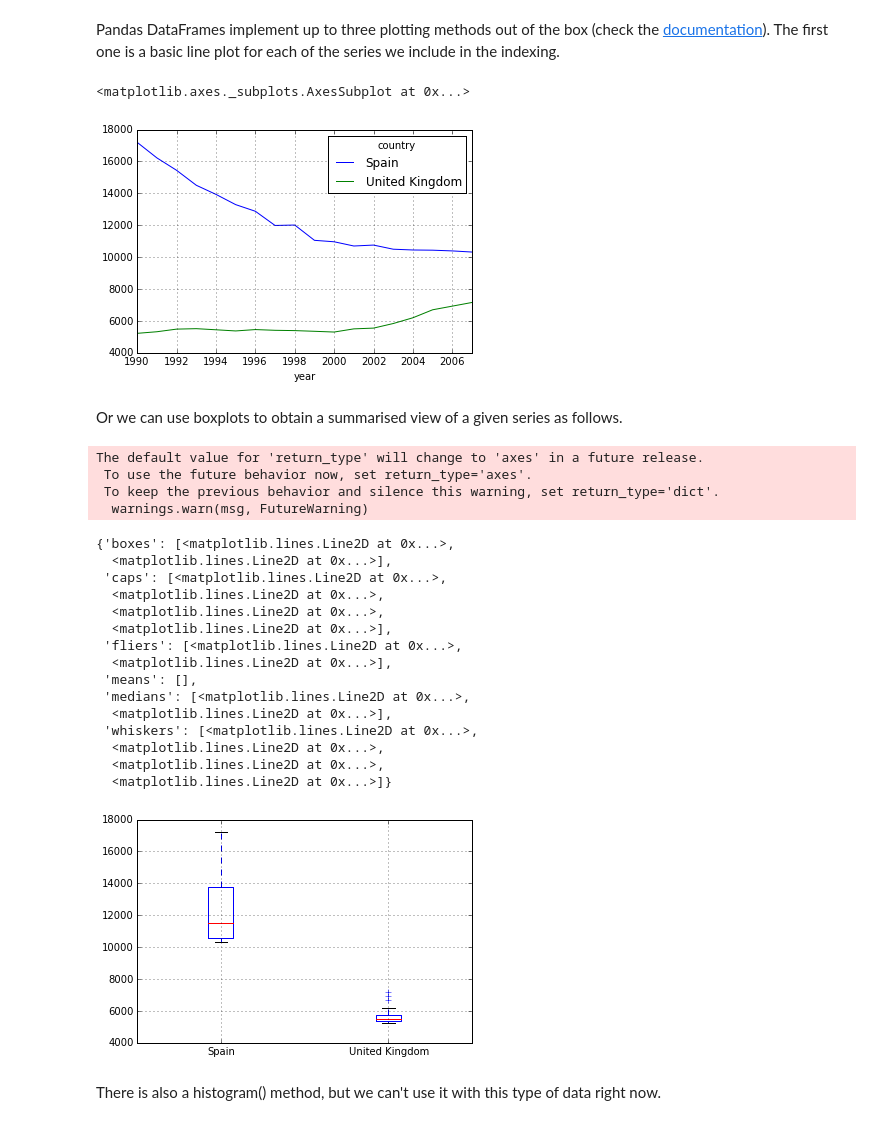
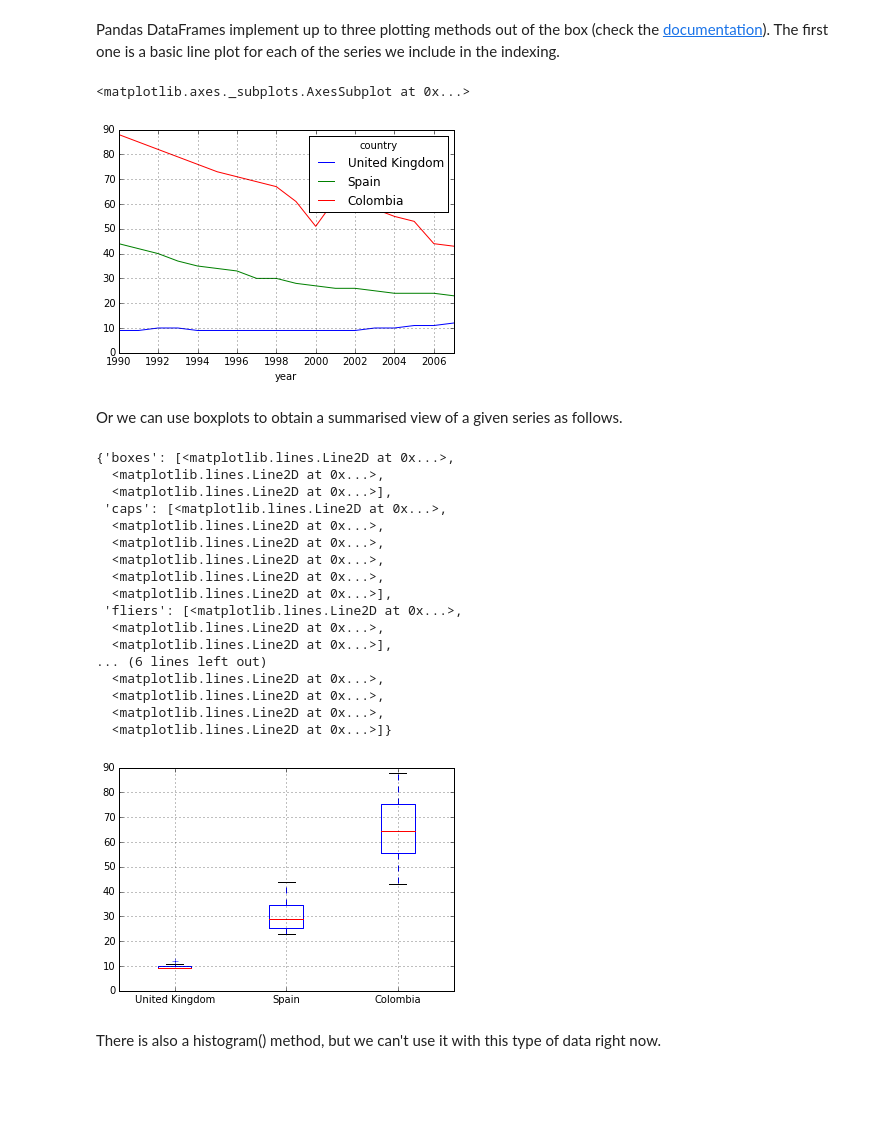
Before and after one commit to jadianes/data-science-your-way, a Jupyter notebook: data-frames/python-data-frames.ipynb, the cells around one changed output. Saved outputs shown, nothing was run; the diff lists cells and outputs as text; code cells hidden in the pictures; blank space fills up the shorter version.

```diff
--- a/data-frames/python-data-frames.ipynb
+++ b/data-frames/python-data-frames.ipynb
@@ -13,9 +7,25 @@ f = urllib.urlretrieve(tb_file_url_csv, local_tb_file)
+# %%
+import urllib
+
+tb_deaths_url_csv = 'https://docs.google.com/spreadsheets/d/12uWVH_IlmzJX_75bJ3IH5E-Gqx6-zfbDKNvZqYjUuso/pub?gid=0&output=CSV'
+tb_existing_url_csv = 'https://docs.google.com/spreadsheets/d/1X5Jp7Q8pTs3KLJ5JBWKhncVACGsg5v4xu6badNs4C7I/pub?gid=0&output=csv'
+tb_new_url_csv = 'https://docs.google.com/spreadsheets/d/1Pl51PcEGlO9Hp4Uh0x2_QM0xVb53p2UDBMPwcnSjFTk/pub?gid=0&output=csv'
+
+local_tb_deaths_file = 'tb_deaths_100.csv'
+local_tb_existing_file = 'tb_existing_100.csv'
+local_tb_new_file = 'tb_new_100.csv'
+
+deaths_f = urllib.urlretrieve(tb_deaths_url_csv, local_tb_deaths_file)
+existing_f = urllib.urlretrieve(tb_existing_url_csv, local_tb_existing_file)
+new_f = urllib.urlretrieve(tb_new_url_csv, local_tb_new_file)
 # %% [markdown]
 Read CSV into `DataFrame` by using `read_csv()`.
 # %%
 import pandas as pd
 
-df = pd.read_csv(local_tb_file, index_col = 0, thousands  = ',').T
+deaths_df = pd.read_csv(local_tb_deaths_file, index_col = 0, thousands  = ',').T
+existing_df = pd.read_csv(local_tb_existing_file, index_col = 0, thousands  = ',').T
+new_df = pd.read_csv(local_tb_new_file, index_col = 0, thousands  = ',').T
 # %% [markdown]
 We have specified `index_col` to be 0 since we want the country names to be the row labels. We also specified the `thousands` separator to be ',' so Pandas automatially parses cells as numbers. Then, we `traspose()` the table to make the time series for each country correspond to each column.
 # %% [markdown]
@@ -70,0 +57,8 @@ df
+# %%
+deaths_df.index.names = ['year']
+deaths_df.columns.names = ['country']
+existing_df.index.names = ['year']
+existing_df.columns.names = ['country']
+new_df.index.names = ['year']
+new_df.columns.names = ['country']
+existing_df
@@ -266,35 +435,33 @@ That is, 2002 and 2005 were the worst years in Spain and the UK respectibely reg
 # %% [markdown]
 Pandas DataFrames implement up to three plotting methods out of the box (check the [documentation](http://pandas.pydata.org/pandas-docs/stable/api.html#id11)). The first one is a basic line plot for each of the series we include in the indexing.
 # %%
-df[['Spain', 'United Kingdom']].plot()
+existing_df[['United Kingdom', 'Spain', 'Colombia']].plot()
 # %% [output]
 <matplotlib.axes._subplots.AxesSubplot at 0x...>
-[figure, old version]
+[figure, new version]
 # %% [markdown]
 Or we can use boxplots to obtain a summarised view of a given series as follows.
 # %%
-df[['Spain', 'United Kingdom']].boxplot()
+existing_df[['United Kingdom', 'Spain', 'Colombia']].boxplot()
 # %% [output]
-The default value for 'return_type' will change to 'axes' in a future release.
- To use the future behavior now, set return_type='axes'.
- To keep the previous behavior and silence this warning, set return_type='dict'.
-  warnings.warn(msg, FutureWarning)
+{'boxes': [<matplotlib.lines.Line2D at 0x...>,
+  <matplotlib.lines.Line2D at 0x...>,
+  <matplotlib.lines.Line2D at 0x...>],
+ 'caps': [<matplotlib.lines.Line2D at 0x...>,
+  <matplotlib.lines.Line2D at 0x...>,
+  <matplotlib.lines.Line2D at 0x...>,
+  <matplotlib.lines.Line2D at 0x...>,
+  <matplotlib.lines.Line2D at 0x...>,
+  <matplotlib.lines.Line2D at 0x...>],
+ 'fliers': [<matplotlib.lines.Line2D at 0x...>,
+  <matplotlib.lines.Line2D at 0x...>,
+  <matplotlib.lines.Line2D at 0x...>],
+... (6 lines left out)
+  <matplotlib.lines.Line2D at 0x...>,
+  <matplotlib.lines.Line2D at 0x...>,
+  <matplotlib.lines.Line2D at 0x...>,
+  <matplotlib.lines.Line2D at 0x...>]}
-{'boxes': [<matplotlib.lines.Line2D at 0x...>,
-  <matplotlib.lines.Line2D at 0x...>],
- 'caps': [<matplotlib.lines.Line2D at 0x...>,
-  <matplotlib.lines.Line2D at 0x...>,
-  <matplotlib.lines.Line2D at 0x...>,
-  <matplotlib.lines.Line2D at 0x...>],
- 'fliers': [<matplotlib.lines.Line2D at 0x...>,
-  <matplotlib.lines.Line2D at 0x...>],
- 'means': [],
- 'medians': [<matplotlib.lines.Line2D at 0x...>,
-  <matplotlib.lines.Line2D at 0x...>],
- 'whiskers': [<matplotlib.lines.Line2D at 0x...>,
-  <matplotlib.lines.Line2D at 0x...>,
-  <matplotlib.lines.Line2D at 0x...>,
-  <matplotlib.lines.Line2D at 0x...>]}
-[figure, old version]
+[figure, new version]
 # %% [markdown]
 There is also a histogram() method, but we can't use it with this type of data right now.
 # %% [markdown]
```
Also changed, not shown: parts of 69 cells of this notebook, 4 other files.
